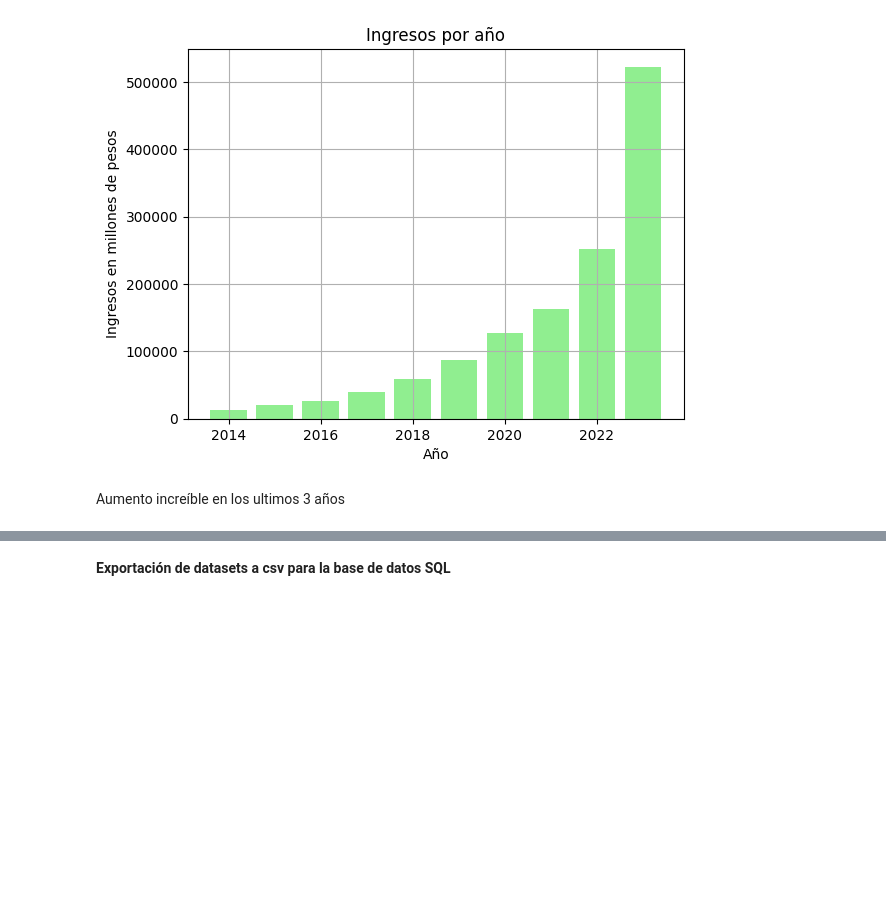
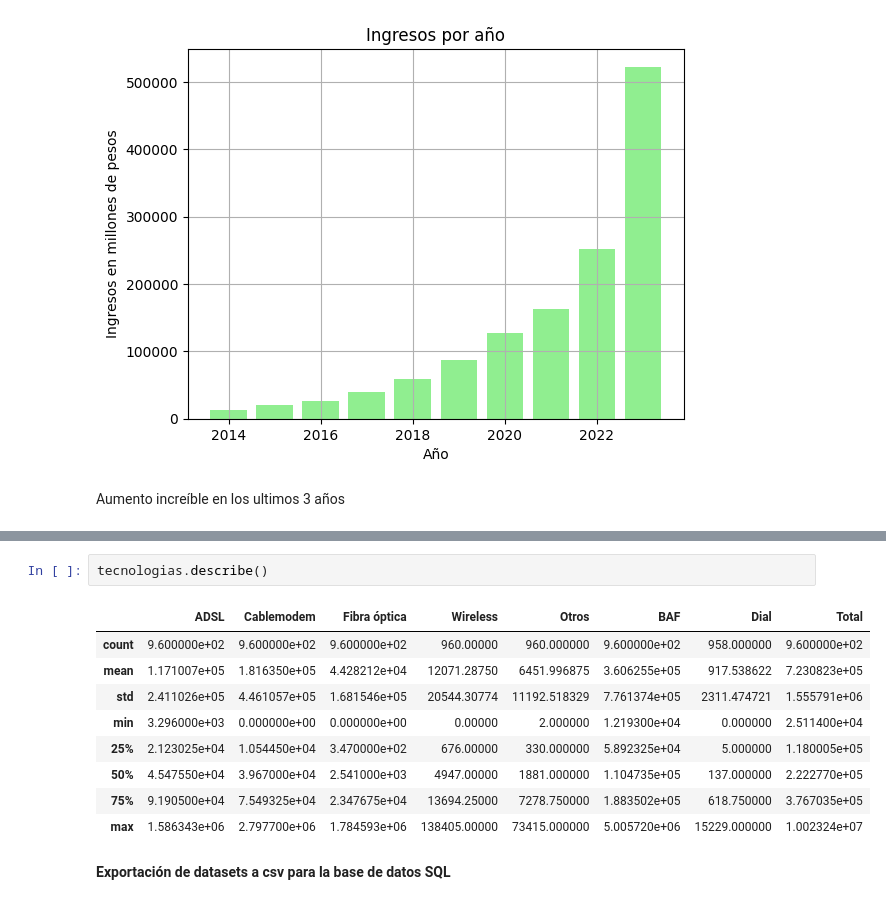
Before and after one commit to FSanchezB/Analisis-de-data-internet-en-Argentina, a Jupyter notebook: Notebooks/EDA.ipynb, the cells around one changed output, grey strips where cells are left out. Cells and saved outputs as stored; diff of their text form; blank space fills up the shorter version.

```diff
--- a/Notebooks/EDA.ipynb
+++ b/Notebooks/EDA.ipynb
@@ -473,2 +602,14 @@ Aumento increíble en los ultimos 3 años
+# %%
+tecnologias.describe()
+# %% [output]
+|  | ADSL | Cablemodem | Fibra óptica | Wireless | Otros | BAF | Dial | Total |
+| count | 9.600000e+02 | 9.600000e+02 | 9.600000e+02 | 960.00000 | 960.000000 | 9.600000e+02 | 958.000000 | 9.600000e+02 |
+| mean | 1.171007e+05 | 1.816350e+05 | 4.428212e+04 | 12071.28750 | 6451.996875 | 3.606255e+05 | 917.538622 | 7.230823e+05 |
+| std | 2.411026e+05 | 4.461057e+05 | 1.681546e+05 | 20544.30774 | 11192.518329 | 7.761374e+05 | 2311.474721 | 1.555791e+06 |
+| min | 3.296000e+03 | 0.000000e+00 | 0.000000e+00 | 0.00000 | 2.000000 | 1.219300e+04 | 0.000000 | 2.511400e+04 |
+| 25% | 2.123025e+04 | 1.054450e+04 | 3.470000e+02 | 676.00000 | 330.000000 | 5.892325e+04 | 5.000000 | 1.180005e+05 |
+| 50% | 4.547550e+04 | 3.967000e+04 | 2.541000e+03 | 4947.00000 | 1881.000000 | 1.104735e+05 | 137.000000 | 2.222770e+05 |
+| 75% | 9.190500e+04 | 7.549325e+04 | 2.347675e+04 | 13694.25000 | 7278.750000 | 1.883502e+05 | 618.750000 | 3.767035e+05 |
+| max | 1.586343e+06 | 2.797700e+06 | 1.784593e+06 | 138405.00000 | 73415.000000 | 5.005720e+06 | 15229.000000 | 1.002324e+07 |
 # %% [markdown]
 **Exportación de datasets a csv para la base de datos SQL**
```
Also changed, not shown: parts of 12 cells of this notebook, 6 other files.
